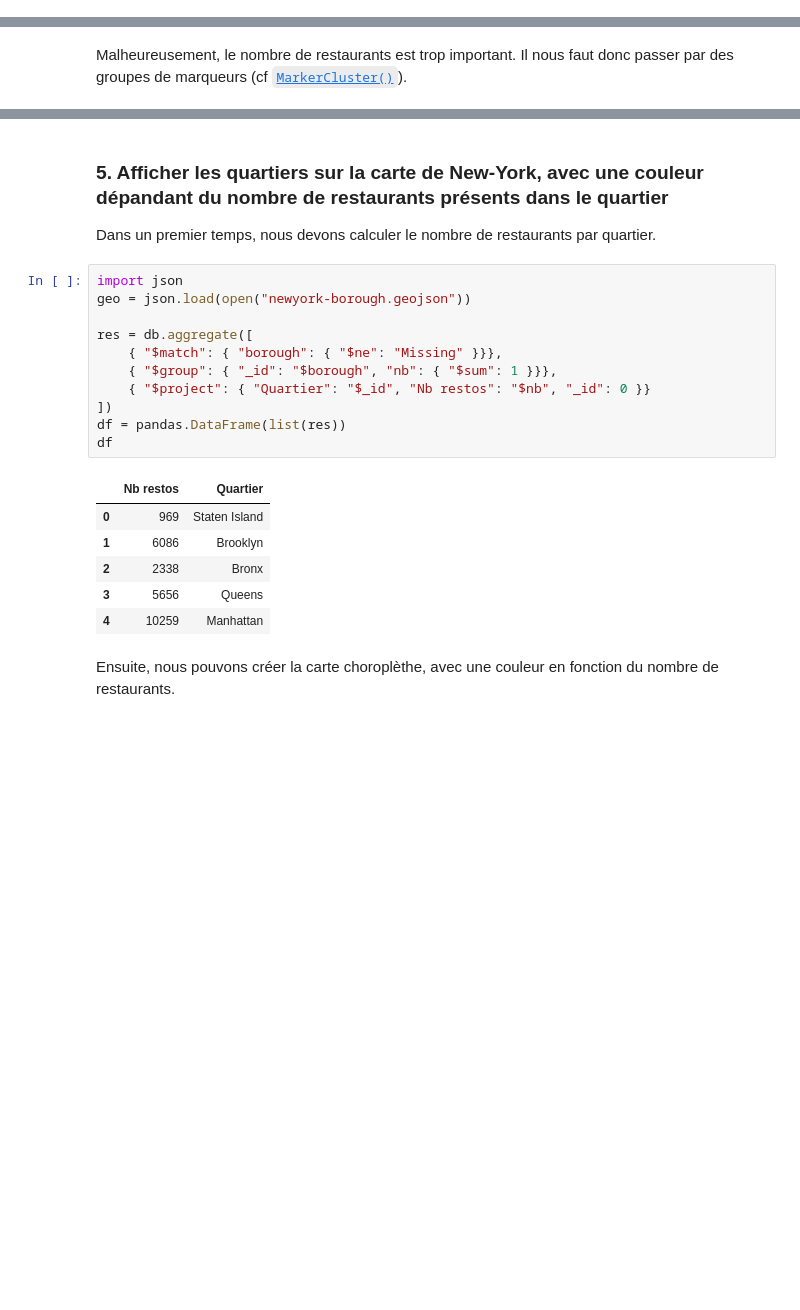
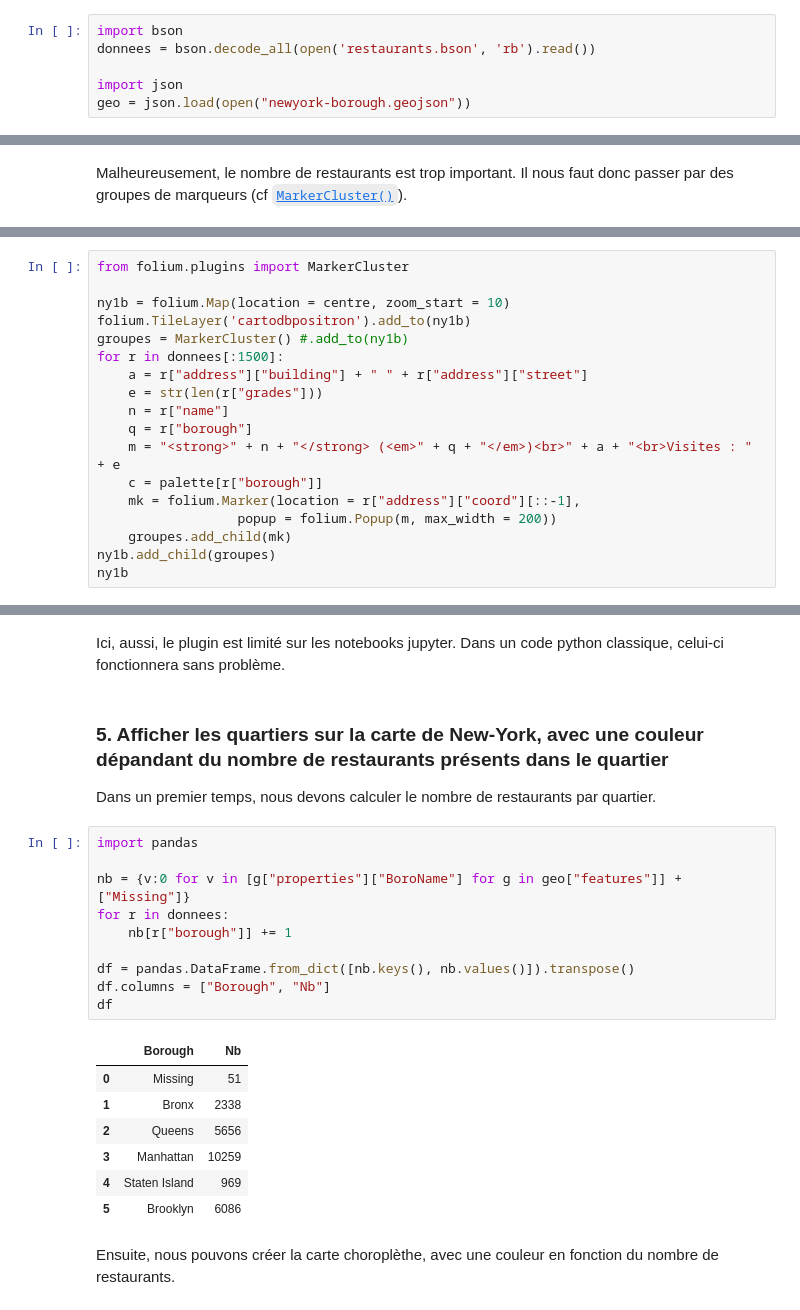
Before and after one commit to fxjollois/cours-2018-2019, a Jupyter notebook: m1-add-massives/seance4-correction.ipynb, the cells around one changed output, grey strips where cells are left out. Saved outputs shown, nothing was run; the diff lists cells and outputs as text; blank space fills up the shorter version.

```diff
--- a/m1-add-massives/seance4-correction.ipynb
+++ b/m1-add-massives/seance4-correction.ipynb
@@ -31,3 +11,9 @@ restos.head()
+# %%
+import bson
+donnees = bson.decode_all(open('restaurants.bson', 'rb').read())
+
+import json
+geo = json.load(open("newyork-borough.geojson"))
 # %% [markdown]
 Ci-dessous, nous voyons comment nous pouvons avoir les coordonnées d'un restaurant (le premier ici). Notre problème est que celles-ci sont au format $latitude, longitude$, alors que la fonction `folium.Marker()` demande l'inverse ($lat, long$).
 # %%
@@ -66,0 +58,18 @@ carte1b
+# %%
+from folium.plugins import MarkerCluster
+
+ny1b = folium.Map(location = centre, zoom_start = 10)
+folium.TileLayer('cartodbpositron').add_to(ny1b)
+groupes = MarkerCluster() #.add_to(ny1b)
+for r in donnees[:1500]:
+    a = r["address"]["building"] + " " + r["address"]["street"]
+    e = str(len(r["grades"]))
+    n = r["name"]
+    q = r["borough"]
+    m = "<strong>" + n + "</strong> (<em>" + q + "</em>)<br>" + a + "<br>Visites : " + e
+    c = palette[r["borough"]]
+    mk = folium.Marker(location = r["address"]["coord"][::-1],
+                  popup = folium.Popup(m, max_width = 200))
+    groupes.add_child(mk)
+ny1b.add_child(groupes)
+ny1b
@@ -140,25 +103,27 @@ carte4
+# %% [markdown]
+Ici, aussi, le plugin est limité sur les notebooks jupyter. Dans un code python classique, celui-ci fonctionnera sans problème.
 # %% [markdown]
 ### 5. Afficher les quartiers sur la carte de New-York, avec une couleur dépandant du nombre de restaurants présents dans le quartier
 
 Dans un premier temps, nous devons calculer le nombre de restaurants par quartier.
-# %%
-import json
-geo = json.load(open("newyork-borough.geojson"))
-
-res = db.aggregate([
-    { "$match": { "borough": { "$ne": "Missing" }}},
-    { "$group": { "_id": "$borough", "nb": { "$sum": 1 }}},
-    { "$project": { "Quartier": "$_id", "Nb restos": "$nb", "_id": 0 }}
-])
-df = pandas.DataFrame(list(res))
-df
-# %% [output]
-|  | Nb restos | Quartier |
-| 0 | 969 | Staten Island |
-| 1 | 6086 | Brooklyn |
-| 2 | 2338 | Bronx |
-| 3 | 5656 | Queens |
-| 4 | 10259 | Manhattan |
+# %%
+import pandas
+
+nb = {v:0 for v in [g["properties"]["BoroName"] for g in geo["features"]] + ["Missing"]}
+for r in donnees:
+    nb[r["borough"]] += 1
+
+df = pandas.DataFrame.from_dict([nb.keys(), nb.values()]).transpose()
+df.columns = ["Borough", "Nb"]
+df
+# %% [output]
+|  | Borough | Nb |
+| 0 | Missing | 51 |
+| 1 | Bronx | 2338 |
+| 2 | Queens | 5656 |
+| 3 | Manhattan | 10259 |
+| 4 | Staten Island | 969 |
+| 5 | Brooklyn | 6086 |
 # %% [markdown]
 Ensuite, nous pouvons créer la carte choroplèthe, avec une couleur en fonction du nombre de restaurants.
 # %%
```
Also changed, not shown: parts of 25 cells of this notebook, 11 other files.
